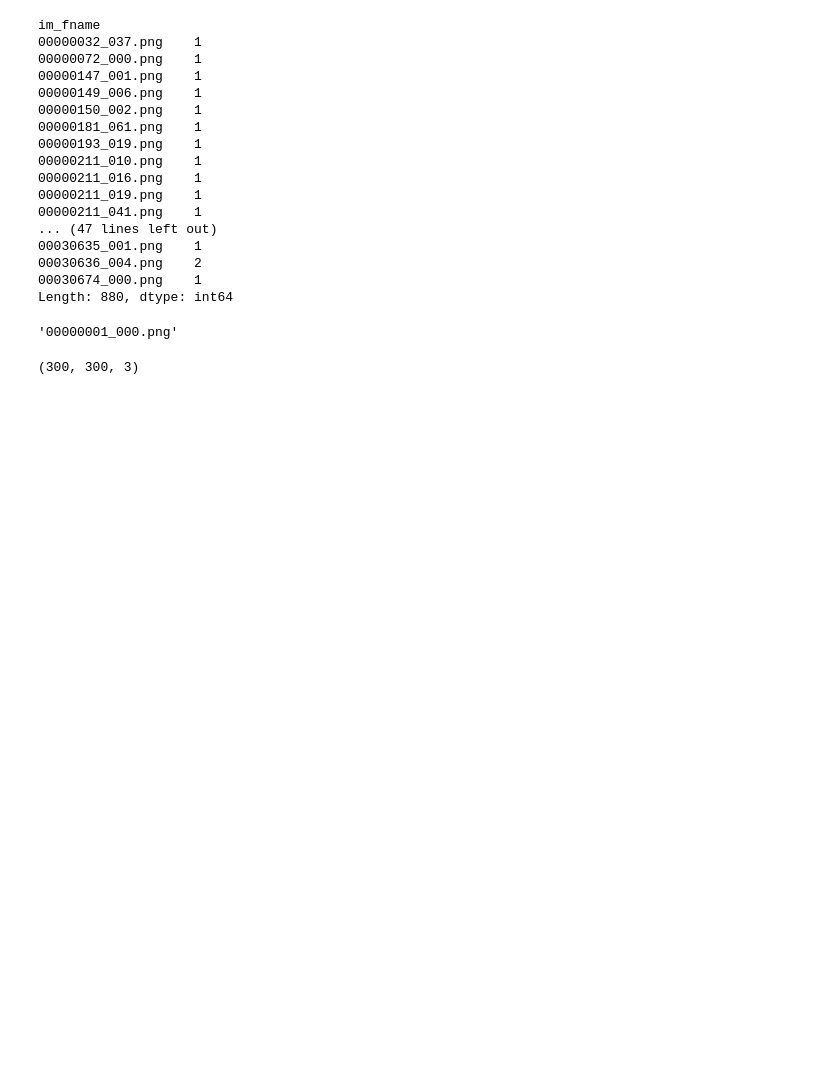
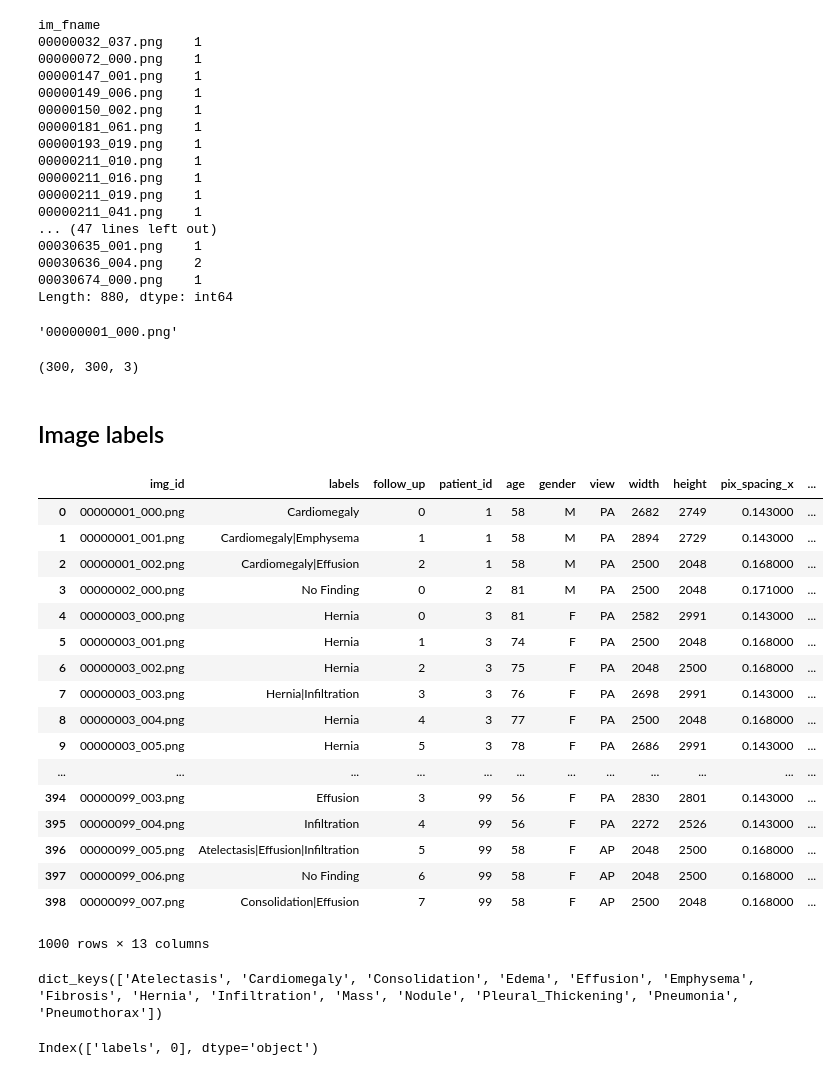
Before and after one commit to shik3519/deep-learning, a Jupyter notebook: isazi/data-preprocessing.ipynb, the cells around one changed output. Saved outputs shown, nothing was run; the diff lists cells and outputs as text; code cells hidden in the pictures; blank space fills up the shorter version.

```diff
--- a/isazi/data-preprocessing.ipynb
+++ b/isazi/data-preprocessing.ipynb
@@ -148,3 +150,30 @@ img = cv2.imread('data/isazi_data/nih/resize/00000001_000.png')
 img.shape
 # %% [output]
 (300, 300, 3)
+# %% [markdown]
+## Image labels
+# %%
+pd.options.display.max_rows = 999
+# %%
+labels = pd.read_csv('data/Data_Entry_2017.csv')
+# %%
+labels.head(1000)
+# %% [output]
+|  | img_id | labels | follow_up | patient_id | age | gender | view | width | height | pix_spacing_x | ... |
+| 0 | 00000001_000.png | Cardiomegaly | 0 | 1 | 58 | M | PA | 2682 | 2749 | 0.143000 | ... |
+| 1 | 00000001_001.png | Cardiomegaly|Emphysema | 1 | 1 | 58 | M | PA | 2894 | 2729 | 0.143000 | ... |
+| 2 | 00000001_002.png | Cardiomegaly|Effusion | 2 | 1 | 58 | M | PA | 2500 | 2048 | 0.168000 | ... |
+| 3 | 00000002_000.png | No Finding | 0 | 2 | 81 | M | PA | 2500 | 2048 | 0.171000 | ... |
+| 4 | 00000003_000.png | Hernia | 0 | 3 | 81 | F | PA | 2582 | 2991 | 0.143000 | ... |
+| 5 | 00000003_001.png | Hernia | 1 | 3 | 74 | F | PA | 2500 | 2048 | 0.168000 | ... |
+| 6 | 00000003_002.png | Hernia | 2 | 3 | 75 | F | PA | 2048 | 2500 | 0.168000 | ... |
+| 7 | 00000003_003.png | Hernia|Infiltration | 3 | 3 | 76 | F | PA | 2698 | 2991 | 0.143000 | ... |
+| 8 | 00000003_004.png | Hernia | 4 | 3 | 77 | F | PA | 2500 | 2048 | 0.168000 | ... |
+| 9 | 00000003_005.png | Hernia | 5 | 3 | 78 | F | PA | 2686 | 2991 | 0.143000 | ... |
+| ... | ... | ... | ... | ... | ... | ... | ... | ... | ... | ... | ... |
+| 394 | 00000099_003.png | Effusion | 3 | 99 | 56 | F | PA | 2830 | 2801 | 0.143000 | ... |
+| 395 | 00000099_004.png | Infiltration | 4 | 99 | 56 | F | PA | 2272 | 2526 | 0.143000 | ... |
+| 396 | 00000099_005.png | Atelectasis|Effusion|Infiltration | 5 | 99 | 58 | F | AP | 2048 | 2500 | 0.168000 | ... |
+| 397 | 00000099_006.png | No Finding | 6 | 99 | 58 | F | AP | 2048 | 2500 | 0.168000 | ... |
+| 398 | 00000099_007.png | Consolidation|Effusion | 7 | 99 | 58 | F | AP | 2500 | 2048 | 0.168000 | ... |
+1000 rows × 13 columns
@@ -150,0 +182,4 @@ img.shape
+# %%
+pathology.keys()
+# %% [output]
+dict_keys(['Atelectasis', 'Cardiomegaly', 'Consolidation', 'Edema', 'Effusion', 'Emphysema', 'Fibrosis', 'Hernia', 'Infiltration', 'Mass', 'Nodule', 'Pleural_Thickening', 'Pneumonia', 'Pneumothorax'])
@@ -150,0 +188,4 @@ img.shape
+# %%
+label_cnt.columns
+# %% [output]
+Index(['labels', 0], dtype='object')
```
Also changed, not shown: parts of 50 cells of this notebook, 1 other file.
